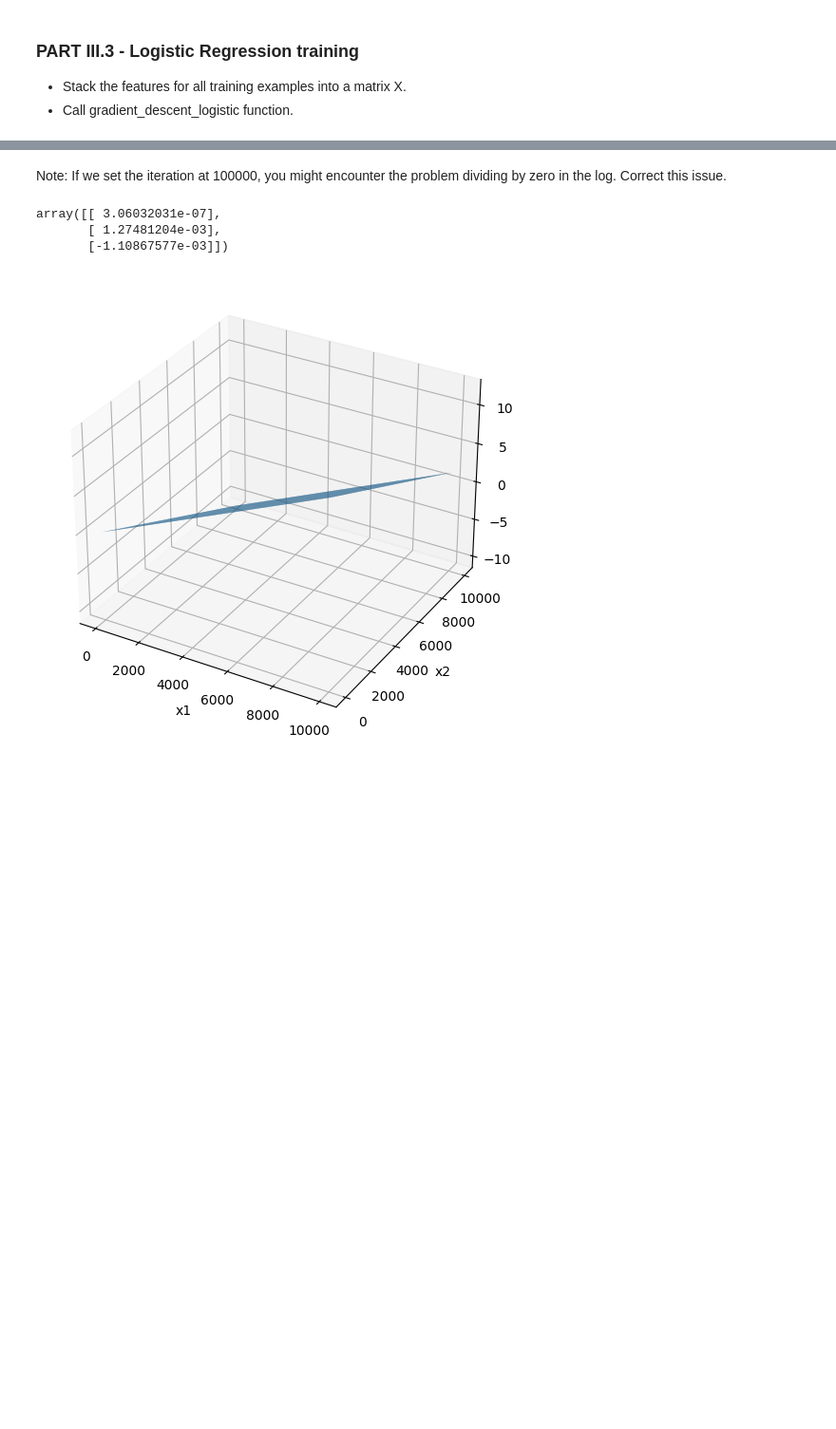
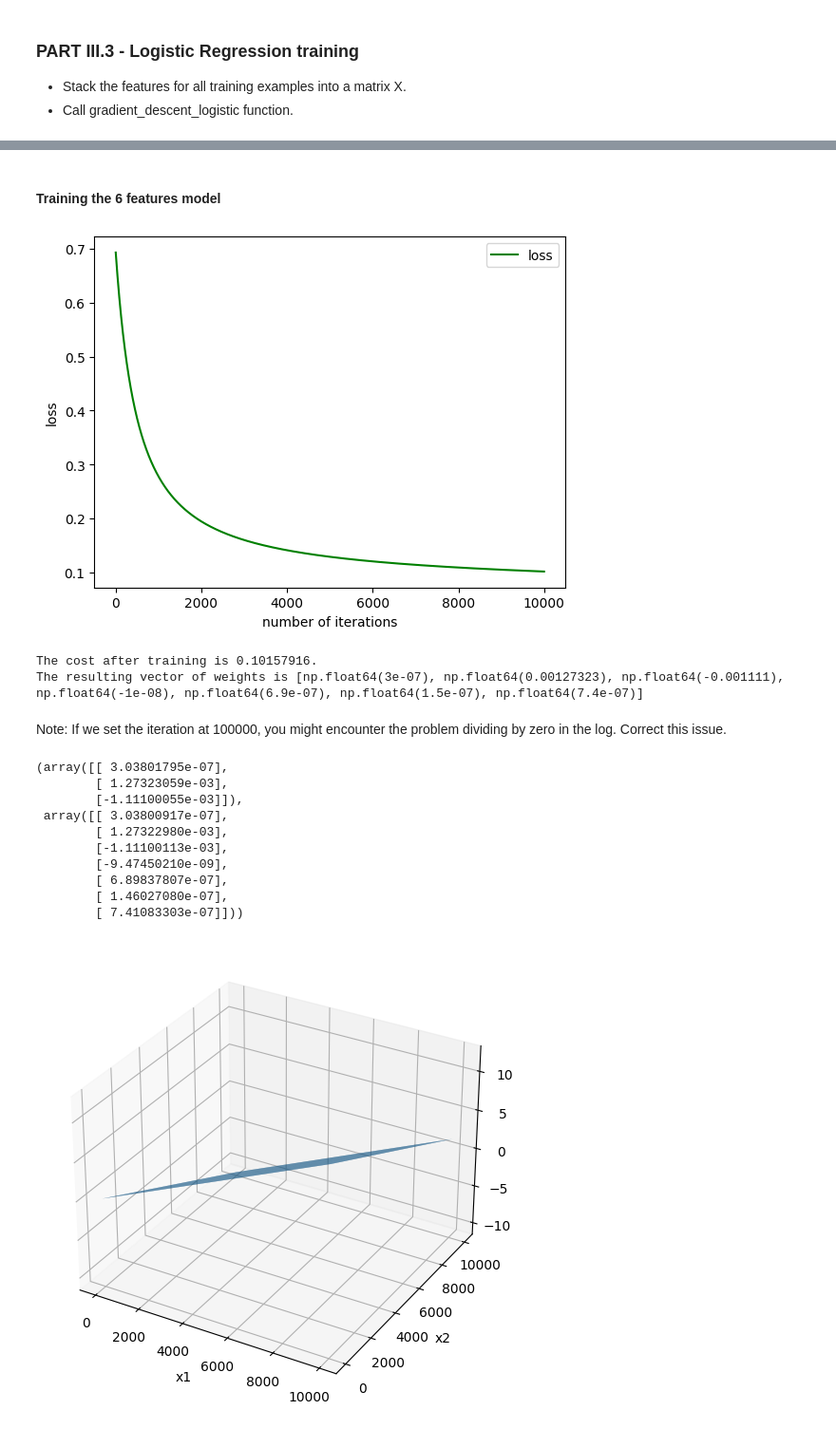
Before and after one commit to HelcurtLordno1/Machine_Learning_1_Group, a Jupyter notebook: sentiment_analysis_c1s1.ipynb, the cells around one changed output, grey strips where cells are left out. Shown at 95% size. Drawn from its saved outputs; the diff is of its cells as text; code cells hidden in the pictures; blank space fills up the shorter version.

```diff
--- a/sentiment_analysis_c1s1.ipynb
+++ b/sentiment_analysis_c1s1.ipynb
@@ -382,3 +444,24 @@ The resulting vector of weights is [3.1e-07, 0.00127481, -0.00110868]
+# %% [markdown]
+#### Training the 6 features model
+# %%
+# ===========================================
+## UPDATED FEATURE ENGINEERING WITH 6 FEATURES
+# collect the features 'x' and stack them into a matrix 'X'
+X = np.zeros((len(train_x), 7))
+for i in range(len(train_x)):
+    X[i, :]= extract_features_2(train_x[i], freqs)
+
+# training labels corresponding to X
+Y = train_y
+
+# Apply gradient descent
+J_2, w_2 = gradient_descent_logistic(X, Y, np.zeros((7, 1)), 1e-9, 10000)
+print(f"The cost after training is {J:.8f}.")
+print(f"The resulting vector of weights is {[round(t, 8) for t in np.squeeze(w)]}")
+# %% [output]
+[figure, added]
+The cost after training is 0.10157916.
+The resulting vector of weights is [np.float64(3e-07), np.float64(0.00127323), np.float64(-0.001111), np.float64(-1e-08), np.float64(6.9e-07), np.float64(1.5e-07), np.float64(7.4e-07)]
 # %% [markdown]
 Note: If we set the iteration at 100000, you might encounter the problem dividing by zero in the log. Correct this issue.
 # %%
@@ -387,10 +472,18 @@ np.save("sentiment_analysis_logistic_weights.npy",w)
 # %%
 w = np.load("sentiment_analysis_logistic_weights.npy")
-w
+w_2 = np.load("sentiment_analysis_logistic_weights_2.npy")
+w, w_2
 # %% [output]
-array([[ 3.06032031e-07],
-       [ 1.27481204e-03],
-       [-1.10867577e-03]])
+(array([[ 3.03801795e-07],
+        [ 1.27323059e-03],
+        [-1.11100055e-03]]),
+ array([[ 3.03800917e-07],
+        [ 1.27322980e-03],
+        [-1.11100113e-03],
+        [-9.47450210e-09],
+        [ 6.89837807e-07],
+        [ 1.46027080e-07],
+        [ 7.41083303e-07]]))
 # %%
 # Plot the decision boundary
 x1 = np.arange(0, 10000, 10)
```
Also changed, not shown: parts of 12 cells of this notebook.
